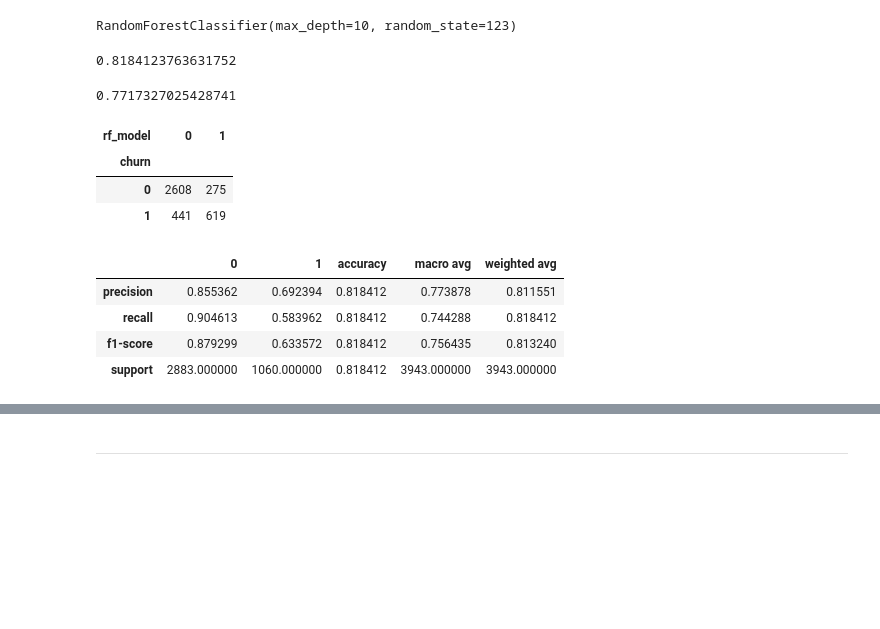
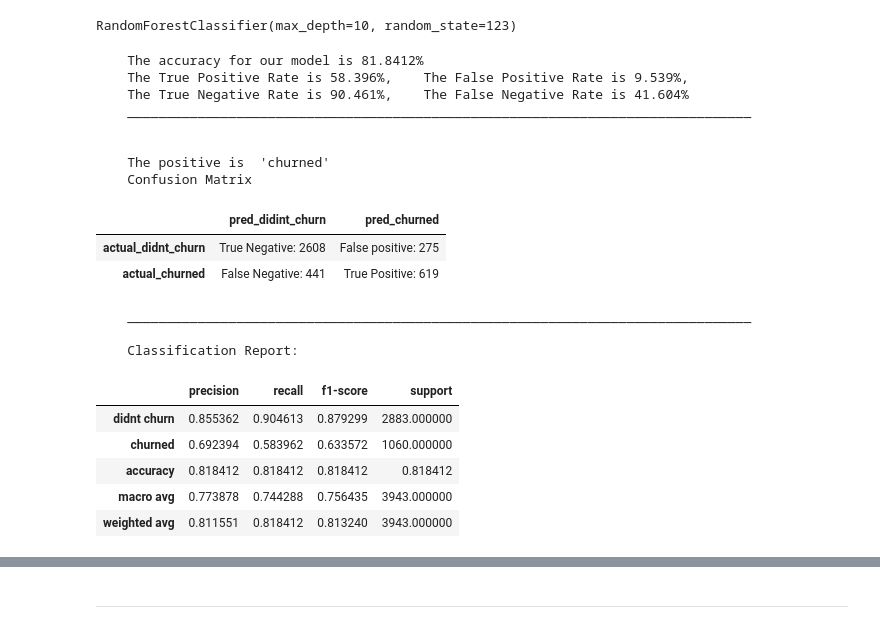
Before and after one commit to natasharivers/Classification_Projec, a Jupyter notebook: Final_Notebook.ipynb, the cells around one changed output, grey strips where cells are left out. Cells and saved outputs as stored; diff of their text form; code cells hidden in the pictures; blank space fills up the shorter version.

```diff
--- a/Final_Notebook.ipynb
+++ b/Final_Notebook.ipynb
@@ -500,9 +527,9 @@ ___________
 from sklearn.ensemble import RandomForestClassifier
 # %%
 #make our thing
-clf= RandomForestClassifier(min_samples_leaf = 1, max_depth = 10, random_state= 123)
+rf_model= RandomForestClassifier(min_samples_leaf = 1, max_depth = 10, random_state= 123)
 # %%
 #fit the thing (ONLY on train set!!)
-clf.fit(X_train, y_train)
+rf_model.fit(X_train, y_train)
 # %% [output]
 RandomForestClassifier(max_depth=10, random_state=123)
@@ -512,10 +535,0 @@ y_pred = clf.predict(X_train)
-# %%
-#model score on train set
-clf.score(X_train, y_train)
-# %% [output]
-0.8184123763631752
-# %%
-#model score for validate set
-clf.score(X_validate, y_validate)
-# %% [output]
-0.7717327025428741
@@ -524,16 +536,25 @@ train['rf_model'] = clf.predict(X_train)
-# %%
-#confusion matrix- created manually with crosstab
-pd.crosstab(train.churn, train.rf_model)
-# %% [output]
-| rf_model | 0 | 1 |
-| churn |  |  |
-| 0 | 2608 | 275 |
-| 1 | 441 | 619 |
-# %%
-pd.DataFrame(classification_report(y_train, y_pred, output_dict=True))
-# %% [output]
-|  | 0 | 1 | accuracy | macro avg | weighted avg |
-| precision | 0.855362 | 0.692394 | 0.818412 | 0.773878 | 0.811551 |
-| recall | 0.904613 | 0.583962 | 0.818412 | 0.744288 | 0.818412 |
-| f1-score | 0.879299 | 0.633572 | 0.818412 | 0.756435 | 0.813240 |
-| support | 2883.000000 | 1060.000000 | 0.818412 | 3943.000000 | 3943.000000 |
+# %%
+#use the thing
+#train data set score, confusion matrix and classification report
+model_func.model_performs(X_train, y_train, rf_model)
+# %% [output]
+    The accuracy for our model is 81.8412%
+    The True Positive Rate is 58.396%,    The False Positive Rate is 9.539%,
+    The True Negative Rate is 90.461%,    The False Negative Rate is 41.604%
+    ________________________________________________________________________________
+
+
+    The positive is  'churned'
+    Confusion Matrix
+|  | pred_didint_churn | pred_churned |
+| actual_didnt_churn | True Negative: 2608 | False positive: 275 |
+| actual_churned | False Negative: 441 | True Positive: 619 |
+    ________________________________________________________________________________
+
+    Classification Report:
+|  | precision | recall | f1-score | support |
+| didnt churn | 0.855362 | 0.904613 | 0.879299 | 2883.000000 |
+| churned | 0.692394 | 0.583962 | 0.633572 | 1060.000000 |
+| accuracy | 0.818412 | 0.818412 | 0.818412 | 0.818412 |
+| macro avg | 0.773878 | 0.744288 | 0.756435 | 3943.000000 |
+| weighted avg | 0.811551 | 0.818412 | 0.813240 | 3943.000000 |
```
Also changed, not shown: parts of 15 cells of this notebook.
